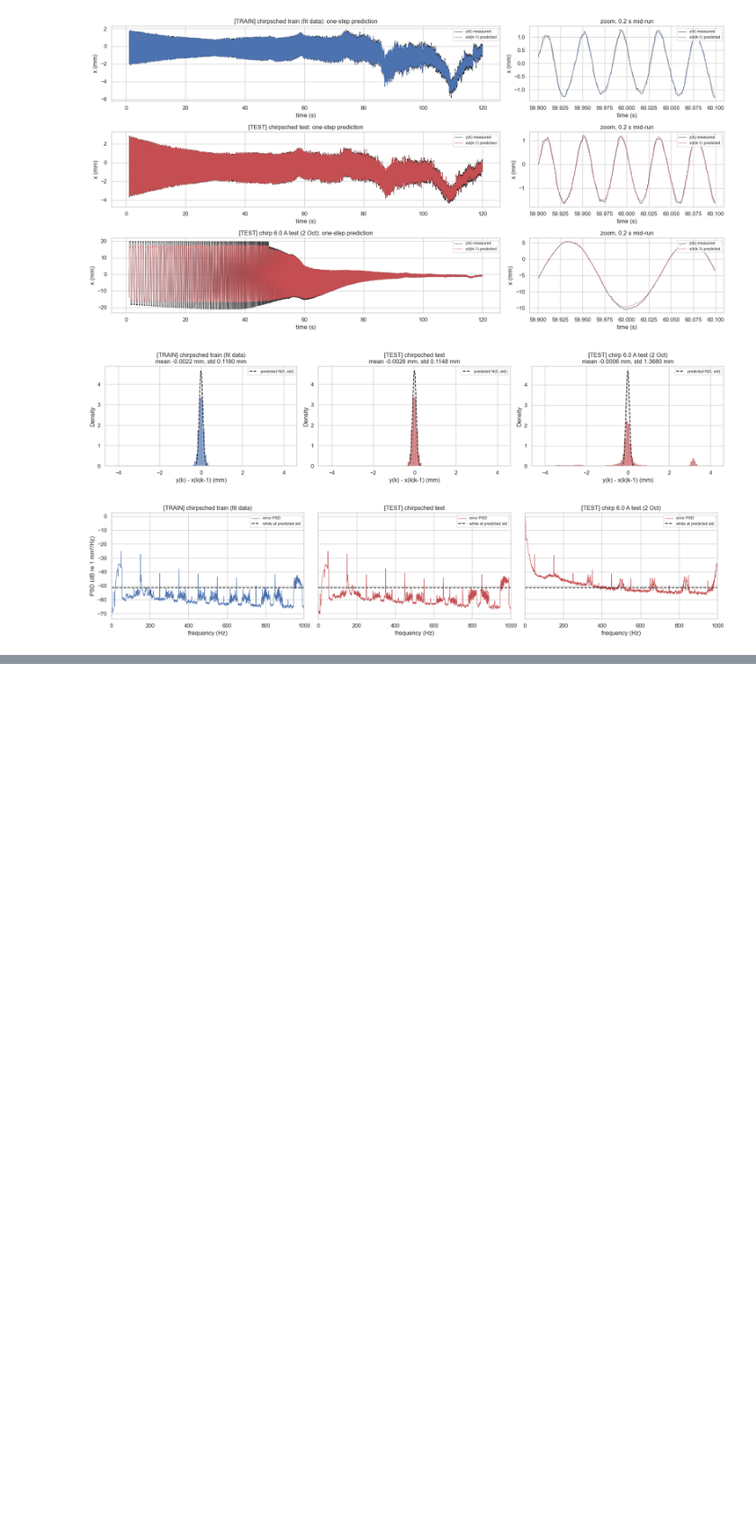
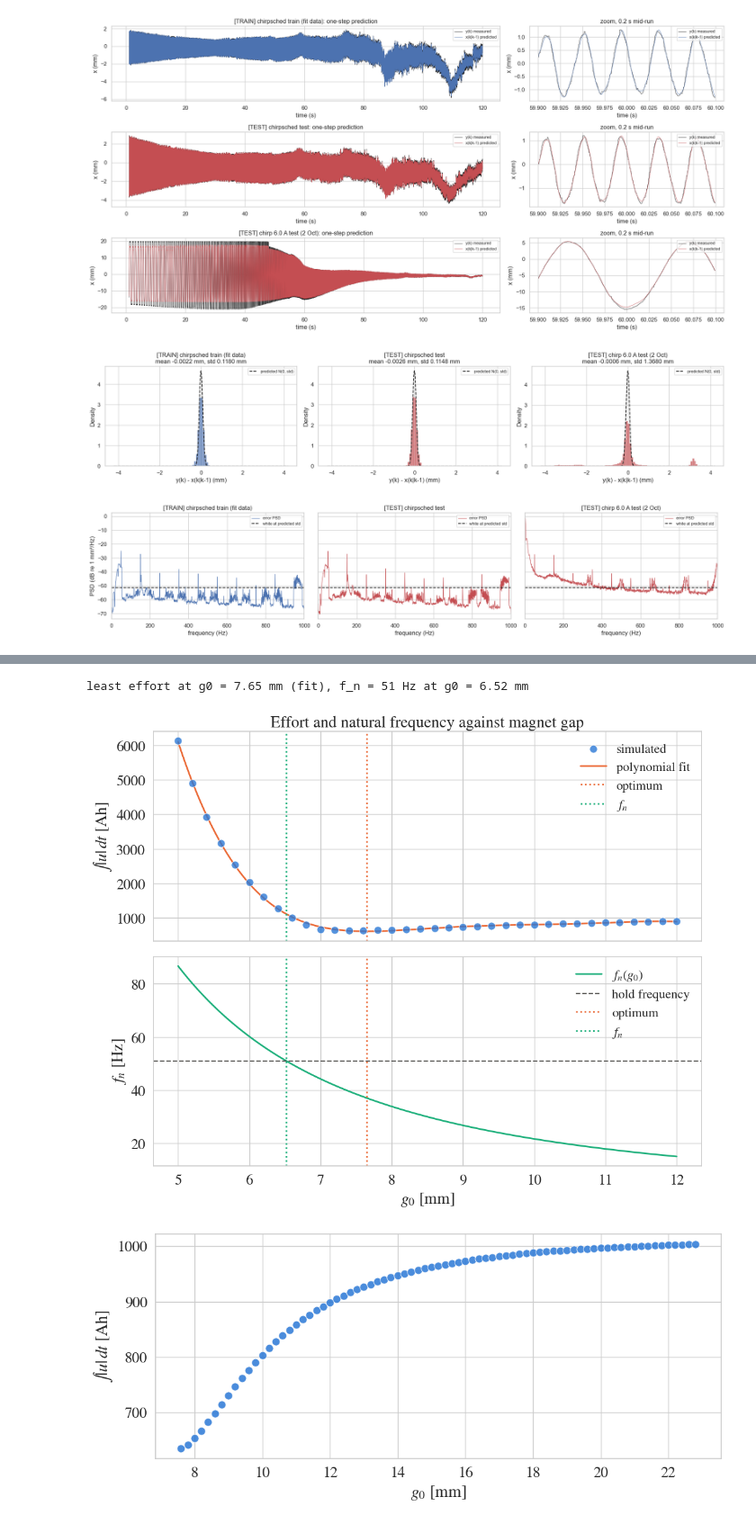
Before and after one commit to renskortmann/Ethercat-voice-coil-controller, a Jupyter notebook: vca_greybox_fit.ipynb, the cells around one changed output, grey strips where cells are left out. Shown at 90% size. Saved outputs shown, nothing was run; the diff lists cells and outputs as text; code cells hidden in the pictures; blank space fills up the shorter version.

```diff
--- a/vca_greybox_fit.ipynb
+++ b/vca_greybox_fit.ipynb
@@ -619,0 +630,46 @@ max |x - r| = 0.0030 mm (hold 0.0030 mm), max |s/phi| = 0.171, max |u| = 10.24 A
+# %%
+F_FF, POLY_DEG = 51.0, 6                                             # Hz, hold frequency; degree of the polynomial fit (knob)
+_, r_ff, rd_ff, rdd_ff, _ = chirp_ref(2e-3, 0.0, F_FF, 30.0, 20.0)   # A_REF (m), F0, F1 (Hz), T_RAMP, T_HOLD (s)
+G0S = np.arange(5, 23, 0.2) * 1e-3                                   # m, magnet gaps 5..23 mm
+G_FIT, G_SCAT = (5e-3, 12e-3), (7.5e-3, 23e-3)                       # m, gap range of the first figure (fit) and of the third (scatter)
+G, c, G1, C_R, C_L = p_C                                             # Method C fit, kept fixed for every g0
+
+E = []
+for g0 in G0S:
+    u = (M * rdd_ff + c * rd_ff + C_R / (g0 - r_ff)**3 - C_L / (g0 + r_ff)**3) / (G + G1 * r_ff)   # Method C solved for i, with x = r
+    E.append(np.sum(np.abs(u)) * TS_C)                               # A s, integral of |u| over the whole run
+
+E = np.array(E)
+in_fit, in_scat = ((G0S >= a - 1e-9) & (G0S <= b + 1e-9) for a, b in (G_FIT, G_SCAT))   # simulated gaps inside each range
+g = np.linspace(*G_FIT, 400)
+E_fit = np.polyval(np.polyfit(G0S[in_fit] * 1e3, E[in_fit], POLY_DEG), g * 1e3)   # polynomial in g0 (mm), fitted on G_FIT
+g_min = g[np.argmin(E_fit)]                                          # gap of least effort, from the fit
+f_n = np.sqrt(3 * (C_R + C_L) / (M * g**4)) / (2 * np.pi)            # Hz, natural frequency of the linearised magnet spring
+g_res = (3 * (C_R + C_L) / (M * (2 * np.pi * F_FF)**2))**0.25        # gap where f_n = F_FF
+print(f"least effort at g0 = {g_min * 1e3:.2f} mm (fit), f_n = {F_FF:.0f} Hz at g0 = {g_res * 1e3:.2f} mm")
+
+BLUE, ORANGE, AQUA, INK = "#2a78d6", "#eb6834", "#1baf7a", "#52514e"
+with plt.rc_context({"font.family": "STIXGeneral", "mathtext.fontset": "stix", "font.size": 18, "axes.labelsize": 20,
+                     "axes.titlesize": 20, "xtick.labelsize": 18, "ytick.labelsize": 18, "legend.fontsize": 16}):
+    fig, ax = plt.subplots(2, 1, figsize=(11, 9), sharex=True)
+    sns.scatterplot(x=G0S[in_fit] * 1e3, y=E[in_fit], ax=ax[0], s=90, color=BLUE, edgecolor="white", label="simulated", zorder=3, alpha=0.8)
+    sns.lineplot(x=g * 1e3, y=E_fit, ax=ax[0], lw=2, color=ORANGE, label=f"polynomial fit")
+    sns.lineplot(x=g * 1e3, y=f_n, ax=ax[1], lw=2, color=AQUA, label="$f_n(g_0)$")
+    ax[1].axhline(F_FF, color=INK, ls="--", lw=1.5, label=f"hold frequency")
+    for a_ in ax:                                                    # same two gaps marked in both panels
+        a_.axvline(g_min * 1e3, color=ORANGE, ls=":", lw=2, label=f"optimum")
+        a_.axvline(g_res * 1e3, color=AQUA, ls=":", lw=2, label=f"$f_n$")
+        a_.legend(frameon=False)
+    ax[0].set(ylabel=r"$\int |u|\,dt$ [Ah]", title="Effort and natural frequency against magnet gap")
+    ax[1].set(xlabel="$g_0$ [mm]", ylabel="$f_n$ [Hz]")
+    plt.tight_layout(); plt.show()
+
+    # third figure: simulated effort on G_SCAT, scatter only
+    fig, ax = plt.subplots(figsize=(11, 5))
+    sns.scatterplot(x=G0S[in_scat] * 1e3, y=E[in_scat], ax=ax, s=90, color=BLUE, edgecolor="white", alpha = 0.85)
+    ax.set(xlabel="$g_0$ [mm]", ylabel=r"$\int |u|\,dt$ [Ah]")
+    plt.tight_layout(); plt.show()
+# %% [output]
+least effort at g0 = 7.65 mm (fit), f_n = 51 Hz at g0 = 6.52 mm
+[figure, added]
+[figure, added]
```
Also changed, not shown: parts of 3 cells of this notebook.
